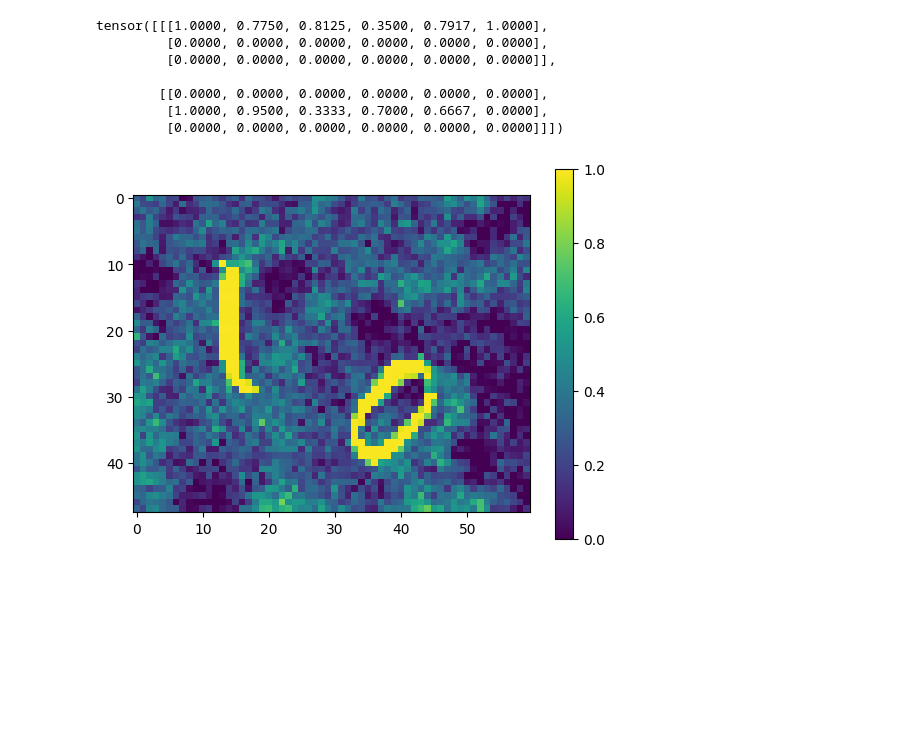
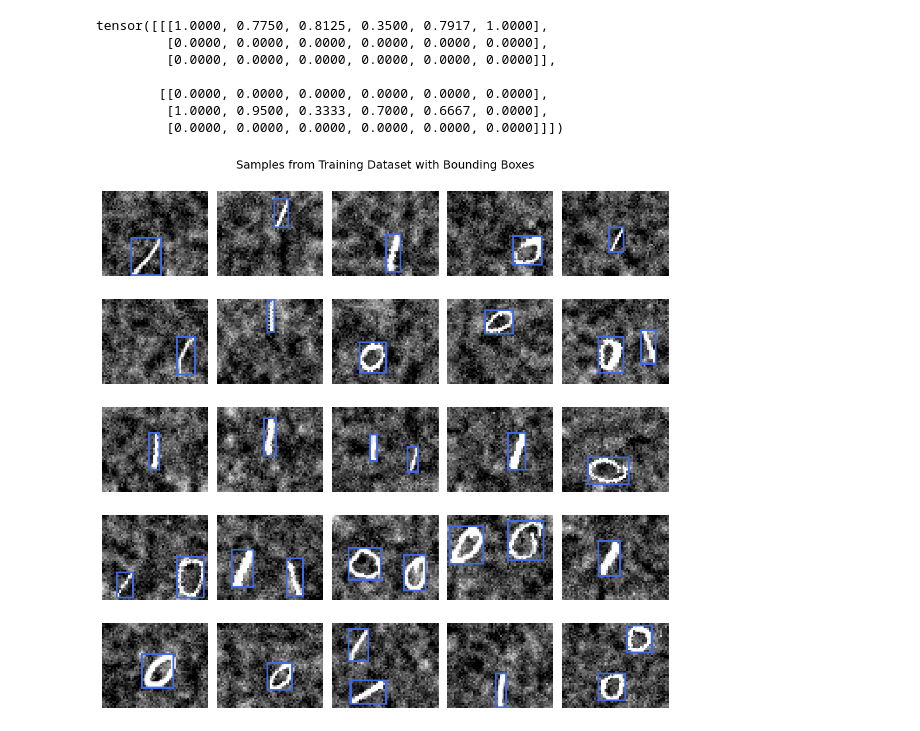
Before and after one commit to kuimetra/deep_learning, a Jupyter notebook: Project 2/main.ipynb, the cells around one changed output. Saved outputs shown, nothing was run; the diff lists cells and outputs as text; code cells hidden in the pictures; blank space fills up the shorter version.

```diff
--- a/Project 2/main.ipynb
+++ b/Project 2/main.ipynb
@@ -536,11 +540,40 @@ tensor([[[1.0000, 0.7750, 0.8125, 0.3500, 0.7917, 1.0000],
 # %%
 # extract images from detection_train
 detection_img_train = list(map(lambda x: x[0], detection_train))
-# %%
-numpy_data = detection_train[0][0].squeeze().numpy()
-
-plt.imshow(numpy_data, cmap='viridis')
-plt.colorbar()
-plt.show()
-# %% [output]
-[figure, removed]
+# %%
+def get_bbox_in_grid(x, y, w, h, grid_row, grid_col, img_height=48, img_width=60, grid_rows=2, grid_cols=3):
+    # calculate the dimensions of each grid cell
+    cell_height = img_height / grid_rows
+    cell_width = img_width / grid_cols
+
+    # calculate the top left corner of the grid cell
+    cell_x_min = grid_col * cell_width
+    cell_y_min = grid_row * cell_height
+
+    # convert bounding box format from [center_x, center_y, width, height] to [x_min, y_min, x_max, y_max]
+    x_min = cell_x_min + (x - w / 2) * cell_width
+    y_min = cell_y_min + (y - h / 2) * cell_height
+    x_max = cell_x_min + (x + w / 2) * cell_width
+    y_max = cell_y_min + (y + h / 2) * cell_height
+
+    return [x_min, y_min, x_max, y_max]
+# %%
+sample_indices = np.random.choice(len(detection_y_true_train), 25, replace=False)
+fig, axs = plt.subplots(5, 5, figsize=(10, 10))
+
+for ax, idx in zip(axs.ravel(), sample_indices):
+    img = (detection_img_train[idx] * 255).to(torch.uint8)
+    for row, y_true_list in enumerate(detection_y_true_train[idx]):
+        for col, (p_c, x, y, w, h, c) in enumerate(y_true_list):
+            if p_c == 1:
+                bbox = get_bbox_in_grid(x, y, w, h, row, col)
+                img = draw_bounding_boxes(img, torch.tensor([bbox], dtype=torch.float), colors="royalblue", width=1)
+
+    ax.imshow(torchvision.transforms.functional.to_pil_image(img), cmap="Greys")
+    ax.axis('off')
+
+fig.suptitle("Samples from Training Dataset with Bounding Boxes", fontsize=14)
+plt.tight_layout()
+plt.show()
+# %% [output]
+[figure, added]
```
Also changed, not shown: parts of 3 cells of this notebook.
